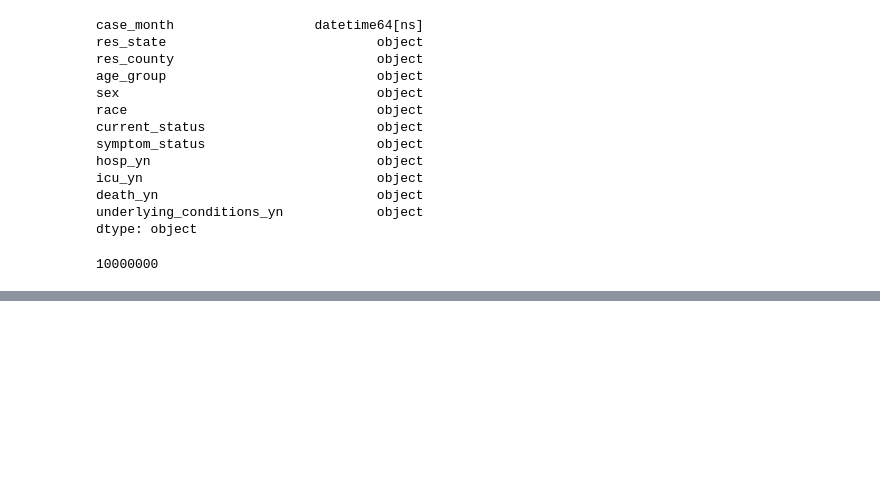
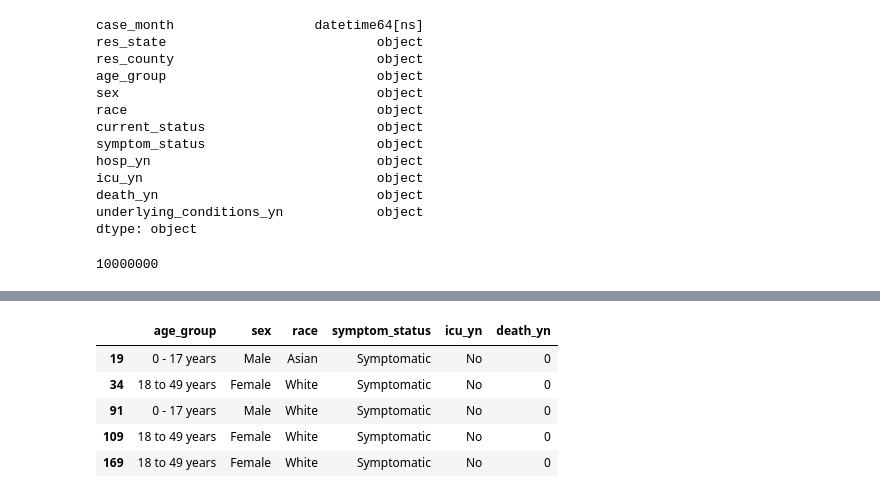
Before and after one commit to JulianDiaz619/covid, a Jupyter notebook: demographicanalysis_ETL.ipynb, the cells around one changed output, grey strips where cells are left out. Saved outputs shown, nothing was run; the diff lists cells and outputs as text; code cells hidden in the pictures; blank space fills up the shorter version.

```diff
--- a/demographicanalysis_ETL.ipynb
+++ b/demographicanalysis_ETL.ipynb
@@ -232,0 +294,11 @@ race_df_subset.to_csv('resources/demographic_analysis/sample_race.csv', index =
+# %%
+new_clean_df = clean_df.drop(['current_status', 'underlying_conditions_yn'], axis=1)
+new_clean_df['death_yn'] = new_clean_df['death_yn'].replace({'Yes': 1, 'No': 0})
+new_clean_df.head()
+# %% [output]
+|  | age_group | sex | race | symptom_status | icu_yn | death_yn |
+| 19 | 0 - 17 years | Male | Asian | Symptomatic | No | 0 |
+| 34 | 18 to 49 years | Female | White | Symptomatic | No | 0 |
+| 91 | 0 - 17 years | Male | White | Symptomatic | No | 0 |
+| 109 | 18 to 49 years | Female | White | Symptomatic | No | 0 |
+| 169 | 18 to 49 years | Female | White | Symptomatic | No | 0 |
```
Also changed, not shown: parts of 45 cells of this notebook.
